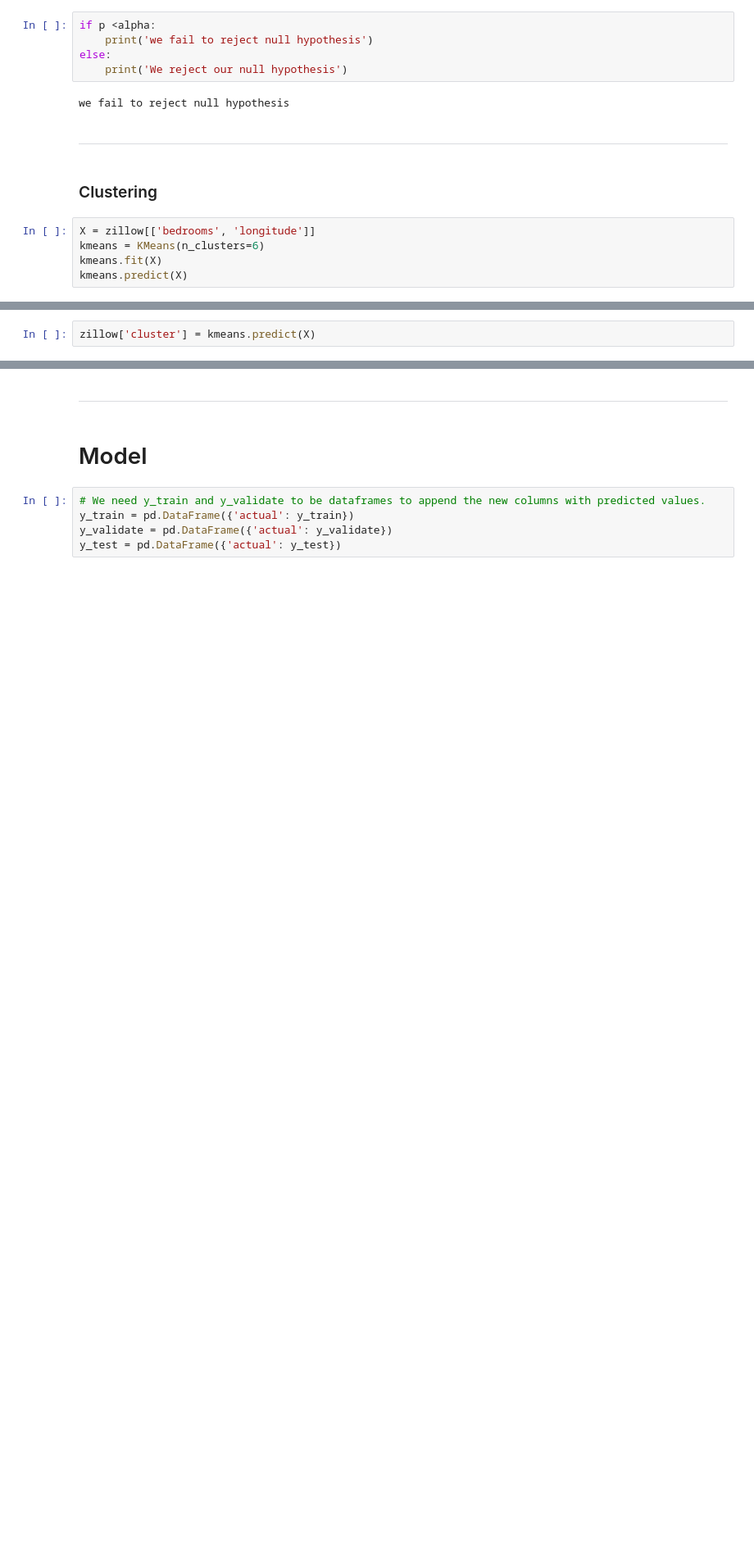
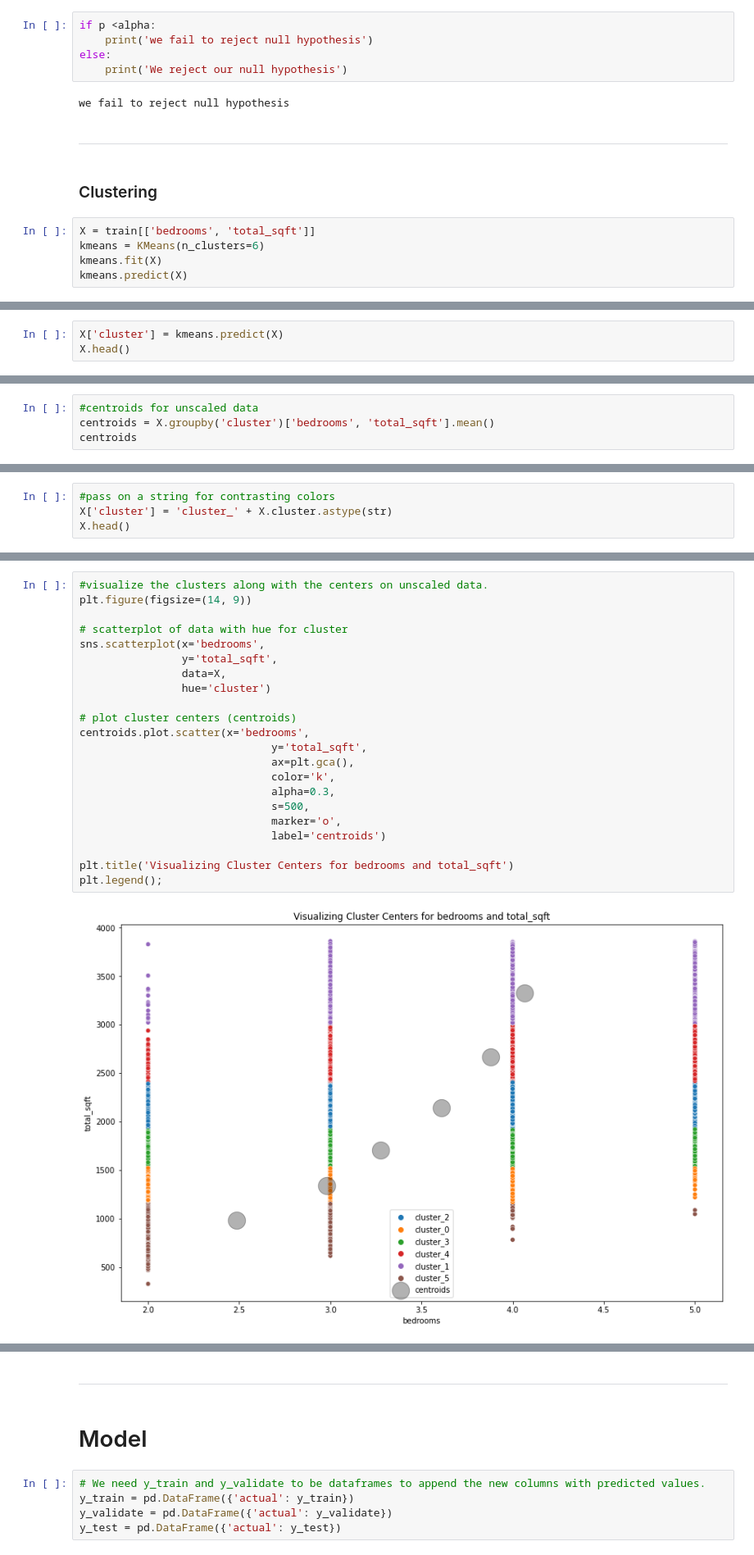
Before and after one commit to natasharivers/Zillow_Clustering_Project, a Jupyter notebook: Notebook.ipynb, the cells around one changed output, grey strips where cells are left out. Shown at 82% size. Drawn from its saved outputs; the diff is of its cells as text; blank space fills up the shorter version.

```diff
--- a/Notebook.ipynb
+++ b/Notebook.ipynb
@@ -487,7 +487,7 @@ we fail to reject null hypothesis
 # %% [markdown]
 ### Clustering
 # %%
-X = zillow[['bedrooms', 'longitude']]
+X = train[['bedrooms', 'total_sqft']]
 kmeans = KMeans(n_clusters=6)
 kmeans.fit(X)
 kmeans.predict(X)
@@ -508,2 +496,3 @@ with plt.style.context('seaborn-whitegrid'):
 # %%
-zillow['cluster'] = kmeans.predict(X)
+X['cluster'] = kmeans.predict(X)
+X.head()
@@ -509,0 +506,4 @@ zillow['cluster'] = kmeans.predict(X)
+# %%
+#centroids for unscaled data
+centroids = X.groupby('cluster')['bedrooms', 'total_sqft'].mean()
+centroids
@@ -509,0 +519,4 @@ zillow['cluster'] = kmeans.predict(X)
+# %%
+#pass on a string for contrasting colors
+X['cluster'] = 'cluster_' + X.cluster.astype(str)
+X.head()
@@ -510,3 +530,27 @@ zillow['cluster'] = kmeans.predict(X)
+# %%
+#visualize the clusters along with the centers on unscaled data.
+plt.figure(figsize=(14, 9))
+
+# scatterplot of data with hue for cluster
+sns.scatterplot(x='bedrooms',
+                y='total_sqft',
+                data=X,
+                hue='cluster')
+
+# plot cluster centers (centroids)
+centroids.plot.scatter(x='bedrooms',
+                              y='total_sqft',
+                              ax=plt.gca(),
+                              color='k',
+                              alpha=0.3,
+                              s=500,
+                              marker='o',
+                              label='centroids')
+
+plt.title('Visualizing Cluster Centers for bedrooms and total_sqft')
+plt.legend();
+# %% [output]
+[figure, added]
 # %%
 kmeans.cluster_centers_
 # %% [output]
```
Also changed, not shown: parts of 14 cells of this notebook.
